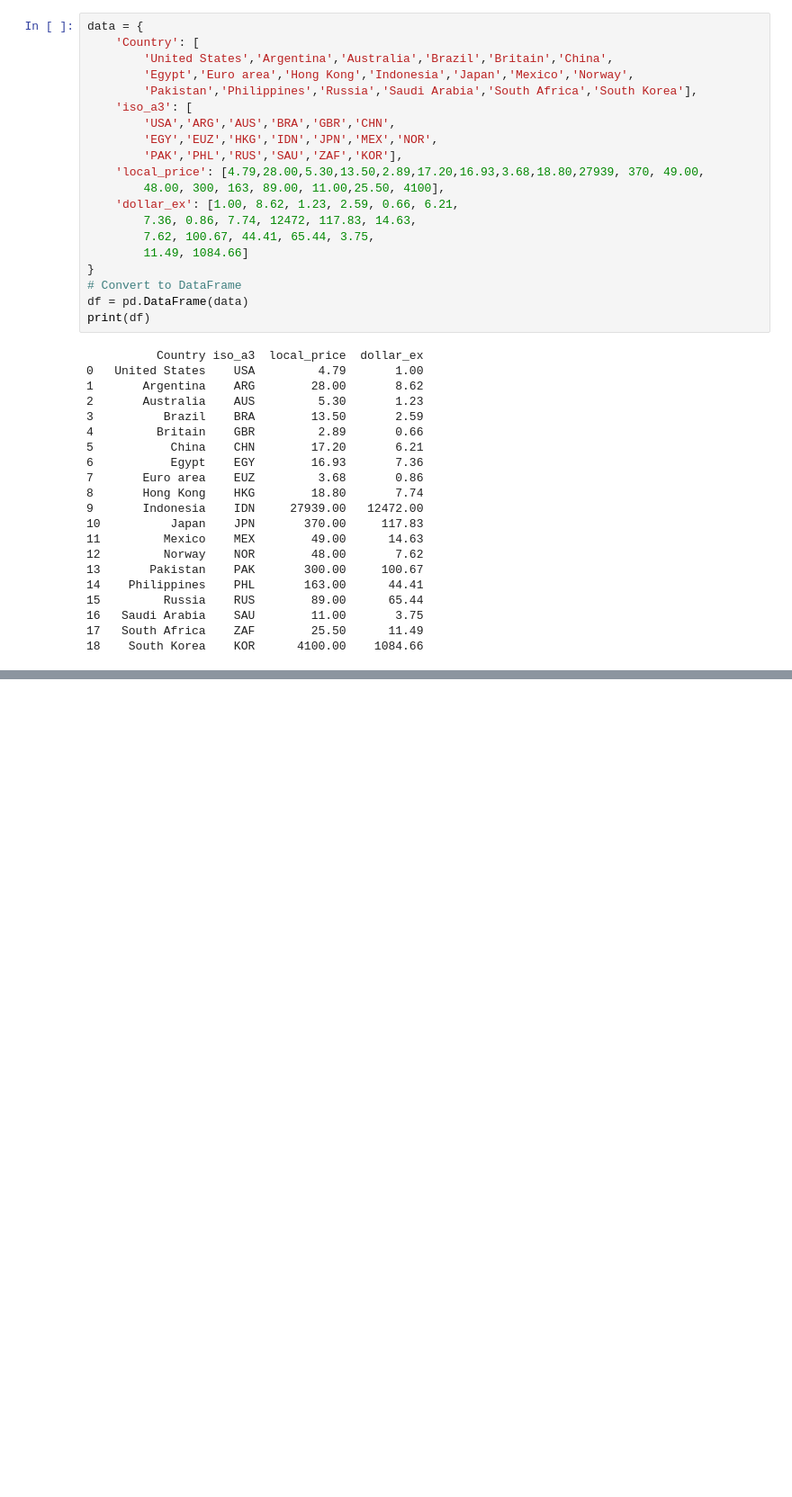
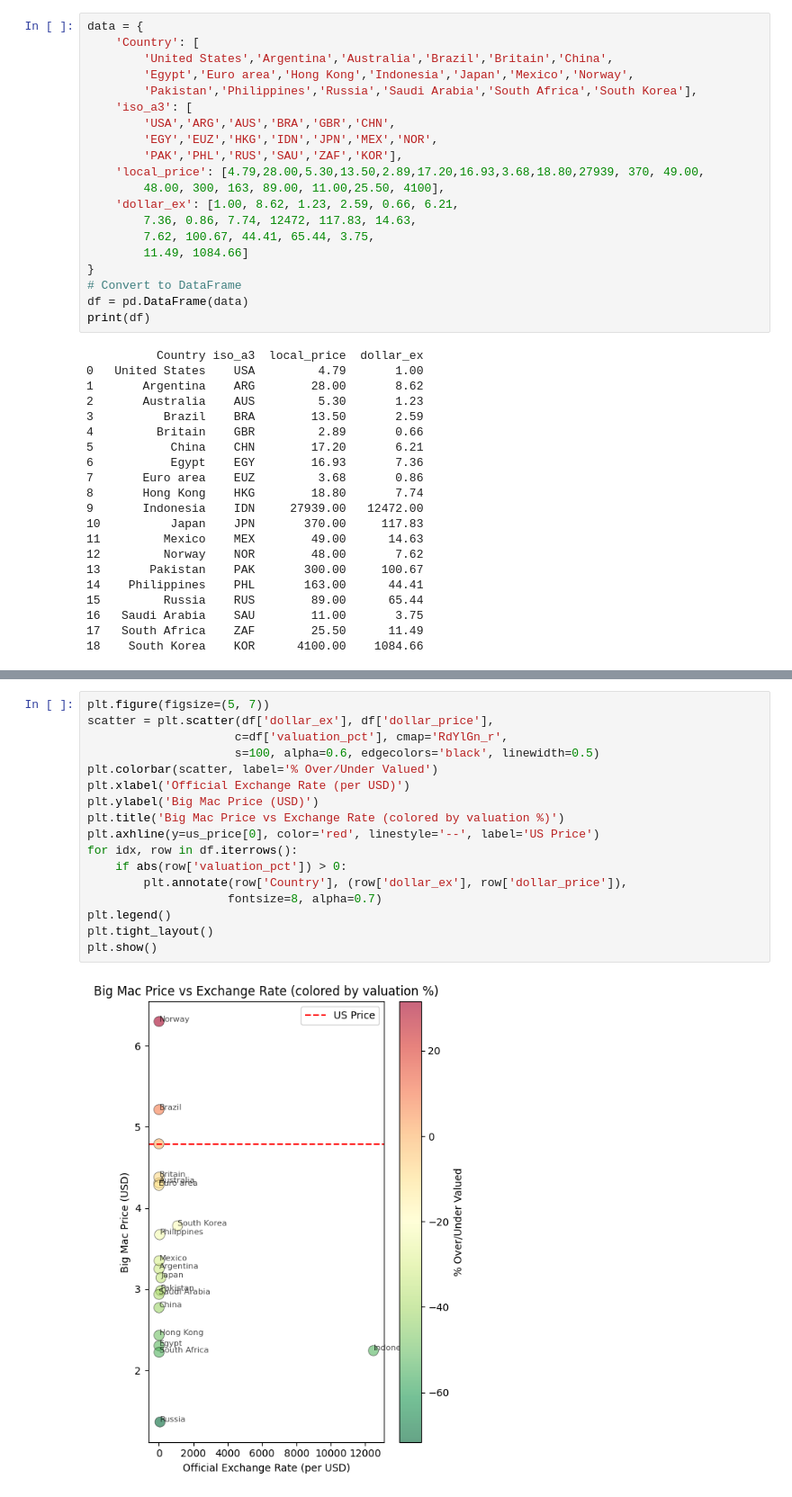
Before and after one commit to aahan-rd/ECON3916-Statistical-Machine-Learnin, a Jupyter notebook: Lab 1/Lab_1_Burger_Index.ipynb, the cells around one changed output, grey strips where cells are left out. Shown at 90% size. Cells and saved outputs as stored; diff of their text form; blank space fills up the shorter version.

```diff
--- a/Lab 1/Lab_1_Burger_Index.ipynb
+++ b/Lab 1/Lab_1_Burger_Index.ipynb
@@ -46,0 +86,19 @@ print(df)
+# %%
+plt.figure(figsize=(5, 7))
+scatter = plt.scatter(df['dollar_ex'], df['dollar_price'],
+                     c=df['valuation_pct'], cmap='RdYlGn_r',
+                     s=100, alpha=0.6, edgecolors='black', linewidth=0.5)
+plt.colorbar(scatter, label='% Over/Under Valued')
+plt.xlabel('Official Exchange Rate (per USD)')
+plt.ylabel('Big Mac Price (USD)')
+plt.title('Big Mac Price vs Exchange Rate (colored by valuation %)')
+plt.axhline(y=us_price[0], color='red', linestyle='--', label='US Price')
+for idx, row in df.iterrows():
+    if abs(row['valuation_pct']) > 0:
+        plt.annotate(row['Country'], (row['dollar_ex'], row['dollar_price']),
+                    fontsize=8, alpha=0.7)
+plt.legend()
+plt.tight_layout()
+plt.show()
+# %% [output]
+[figure, added]
```
Also changed, not shown: parts of 3 cells of this notebook.
